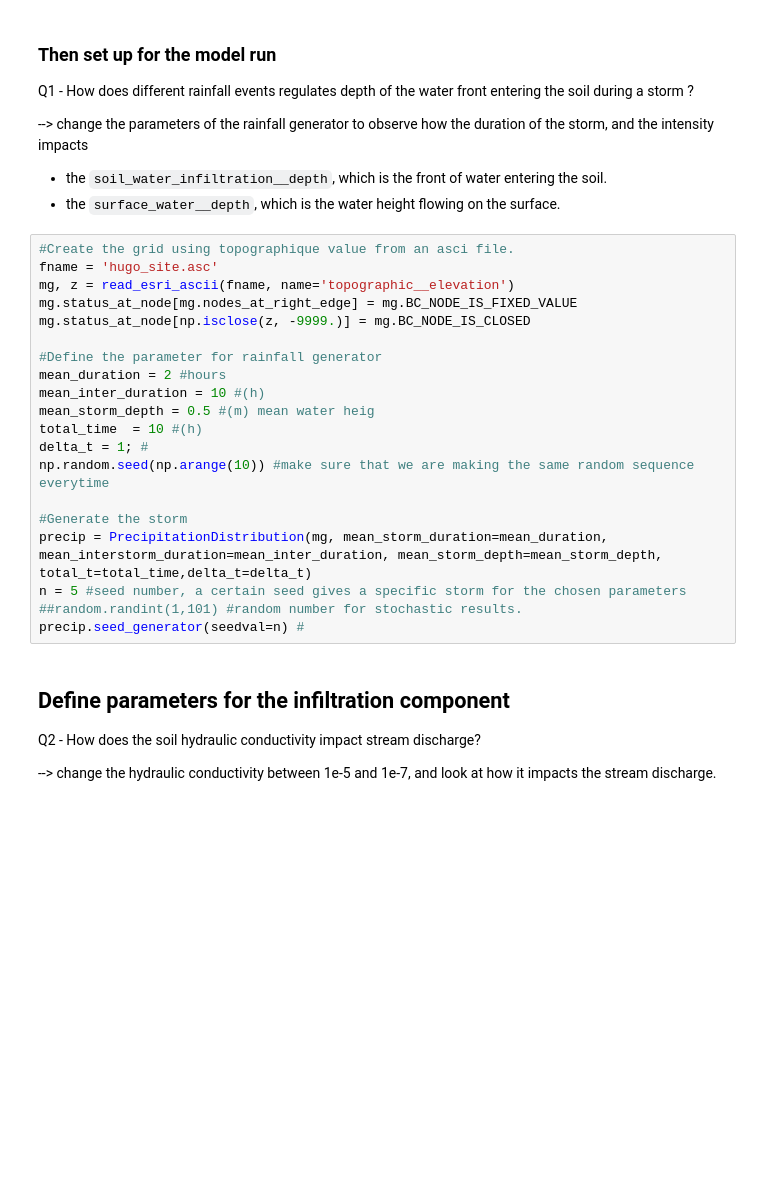
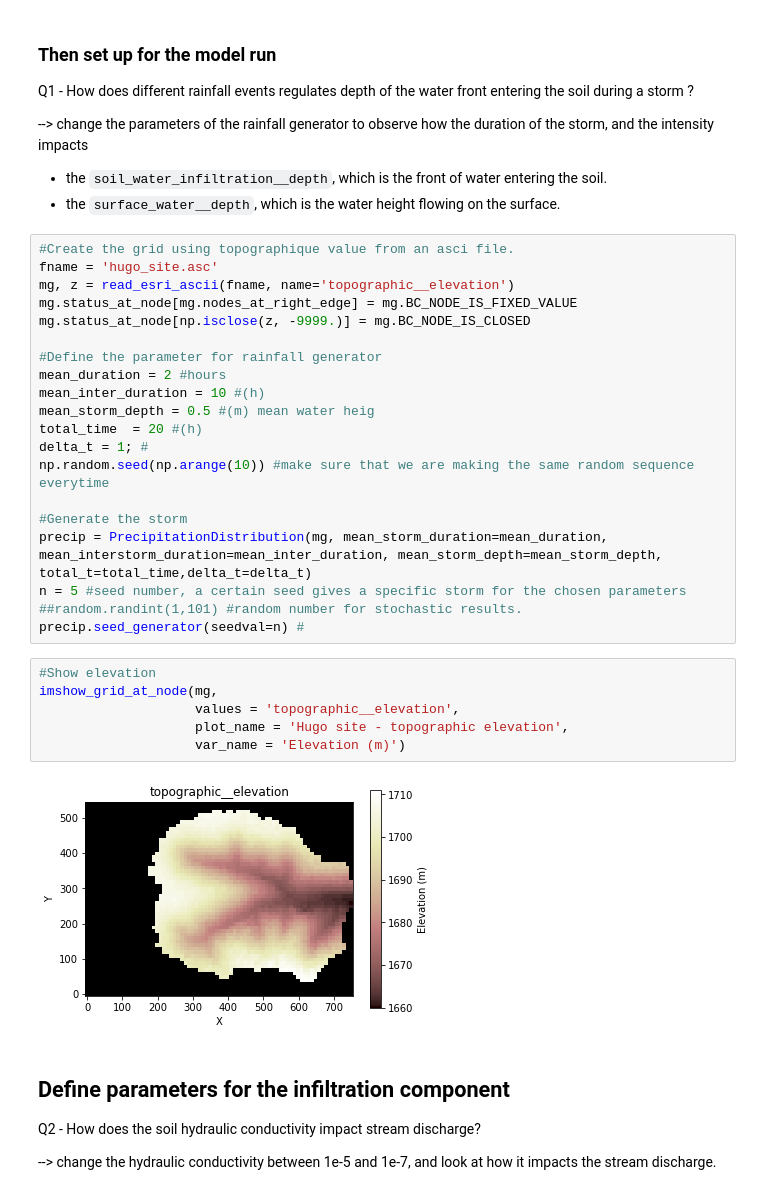
Before and after one commit to espin-2020/precipitation_lanscape_evolution, a Jupyter notebook: Brooke_Final_notebook.ipynb, the cells around one changed output. Drawn from its saved outputs; the diff is of its cells as text; blank space fills up the shorter version.

```diff
--- a/Brooke_Final_notebook.ipynb
+++ b/Brooke_Final_notebook.ipynb
@@ -56,7 +56,7 @@ mg.status_at_node[np.isclose(z, -9999.)] = mg.BC_NODE_IS_CLOSED
 mean_duration = 2 #hours
 mean_inter_duration = 10 #(h)
 mean_storm_depth = 0.5 #(m) mean water heig
-total_time  = 10 #(h)
+total_time  = 20 #(h)
 delta_t = 1; #
 np.random.seed(np.arange(10)) #make sure that we are making the same random sequence everytime
 
@@ -64,6 +64,14 @@ np.random.seed(np.arange(10)) #make sure that we are making the same random sequ
 precip = PrecipitationDistribution(mg, mean_storm_duration=mean_duration, mean_interstorm_duration=mean_inter_duration, mean_storm_depth=mean_storm_depth, total_t=total_time,delta_t=delta_t)
 n = 5 #seed number, a certain seed gives a specific storm for the chosen parameters ##random.randint(1,101) #random number for stochastic results.
 precip.seed_generator(seedval=n) #
+# %%
+#Show elevation
+imshow_grid_at_node(mg,
+                    values = 'topographic__elevation',
+                    plot_name = 'Hugo site - topographic elevation',
+                    var_name = 'Elevation (m)')
+# %% [output]
+[figure, added]
 # %% [markdown]
 ## Define parameters for the infiltration component
 
```
Also changed, not shown: parts of 11 cells of this notebook.
